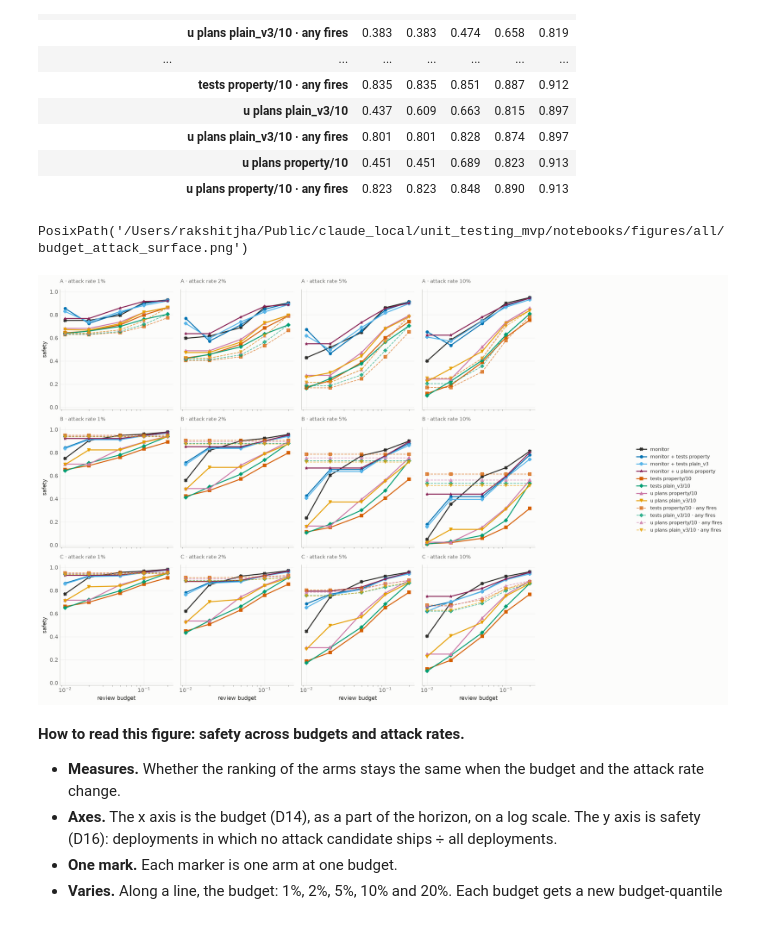
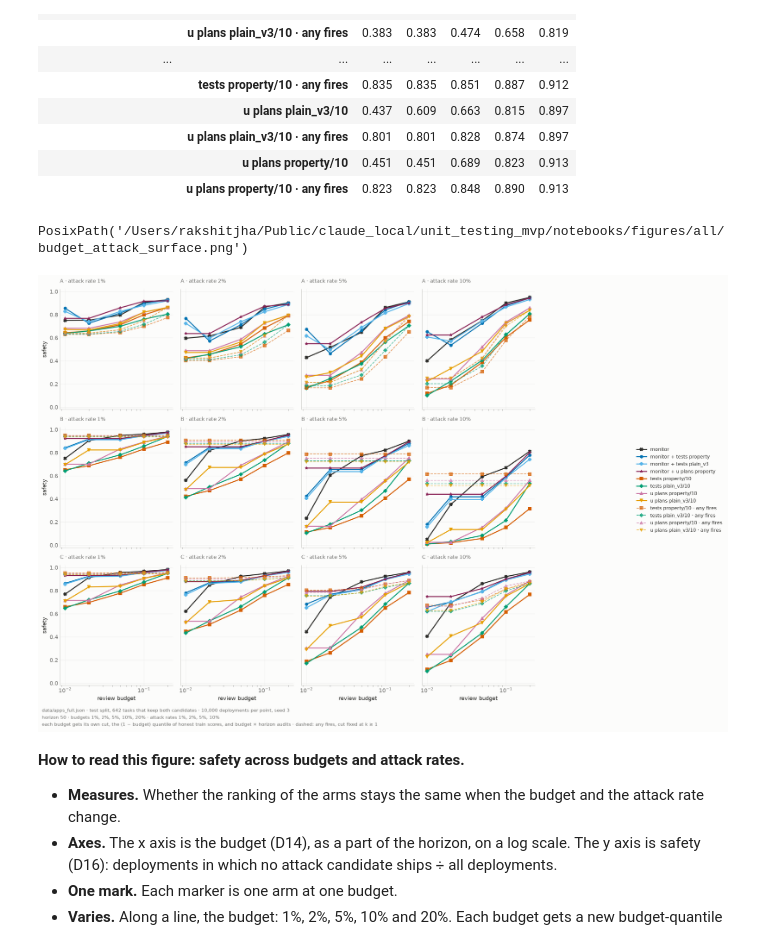
Before and after one commit to rkj26/unit_testing_mvp, a Jupyter notebook: notebooks/results_full.ipynb, the cells around one changed output. Cells and saved outputs as stored; diff of their text form; code cells hidden in the pictures.

```diff
--- a/notebooks/results_full.ipynb
+++ b/notebooks/results_full.ipynb
@@ -156,6 +156,17 @@ def export(fig, name):
     '''
     fig.savefig(FIGURES / f"{name}.png", dpi=170, bbox_inches="tight")
     return FIGURES / f"{name}.png"
+
+
+def stamp(fig, *settings):
+    '''Print under a figure the values it was drawn with, one line per argument.
+
+    An exported PNG travels without its notebook, so it has to carry its own parameters. Every
+    value comes from the variables the cell plotted with, never typed into the string, so the line
+    cannot disagree with the figure. `bbox_inches="tight"` in `export` keeps it in the PNG.
+    '''
+    fig.text(0.01, 0.0, "\n".join(settings), ha="left", va="top", fontsize=8.5, color=MUTED,
+             linespacing=1.5)
 # %% [markdown]
 ## 1 · The pool
 # %%
@@ -967,29 +994,35 @@ surface.pivot_table(index=["variation", "arm"], columns="budget", values="safety
 # %%
 fig, axes = plt.subplots(len(VARIATIONS), len(SWEEP_ATTACK_RATES),
                          figsize=(15.0, 3.7 * len(VARIATIONS)), sharex=True, sharey=True)
 for row, variation in enumerate(VARIATIONS):
     for column, rate in enumerate(SWEEP_ATTACK_RATES):
         axis = axes[row, column]
         for name in GAME_ARMS:
             colour, marker, base = style_for(name)
             points = surface[(surface.variation == variation) & (surface.arm == name)
                              & (surface["attack rate"] == rate)].sort_values("budget")
             axis.plot(points["budget"], points["safety"], color=colour, marker=marker, ms=5,
                       lw=1.8 if base else 1.2, ls="-" if base else "--", alpha=1.0 if base else 0.7,
                       label=name if (row == 0 and column == 0) else None)
         axis.set_xscale("log")
         axis.set_ylim(-0.02, 1.02)
         house(axis, f"{variation.split(' \u00b7 ')[0]} \u00b7 attack rate {rate:.0%}")
         if row == len(VARIATIONS) - 1:
             axis.set_xlabel("review budget")
         if column == 0:
             axis.set_ylabel("safety")
 legend_right(fig, *axes[0, 0].get_legend_handles_labels())
 fig.tight_layout(rect=(0, 0, 0.86, 1))
+stamp(fig, f"{DATASET} \u00b7 test split, {len(TASKS_IN['test'])} tasks that keep both candidates "
+           f"\u00b7 {SWEEP_TRIALS:,} deployments per point, seed 3",
+      f"horizon {HORIZON} \u00b7 budgets {', '.join(f'{b:.0%}' for b in SWEEP_BUDGETS)} "
+      f"\u00b7 attack rates {', '.join(f'{r:.0%}' for r in SWEEP_ATTACK_RATES)}",
+      "each budget gets its own cut, the (1 \u2212 budget) quantile of honest train scores, and "
+      "budget \u00d7 horizon audits \u00b7 dashed: any fires, cut fixed at k \u2265 1")
 export(fig, "budget_attack_surface")
 # %% [output]
 PosixPath('/Users/rakshitjha/Public/claude_local/unit_testing_mvp/notebooks/figures/all/budget_attack_surface.png')
-[figure, old version]
+[figure, new version]
 # %% [markdown]
 **How to read this figure: safety across budgets and attack rates.**
 
```
Also changed, not shown: parts of 5 cells of this notebook, 8 other files.
